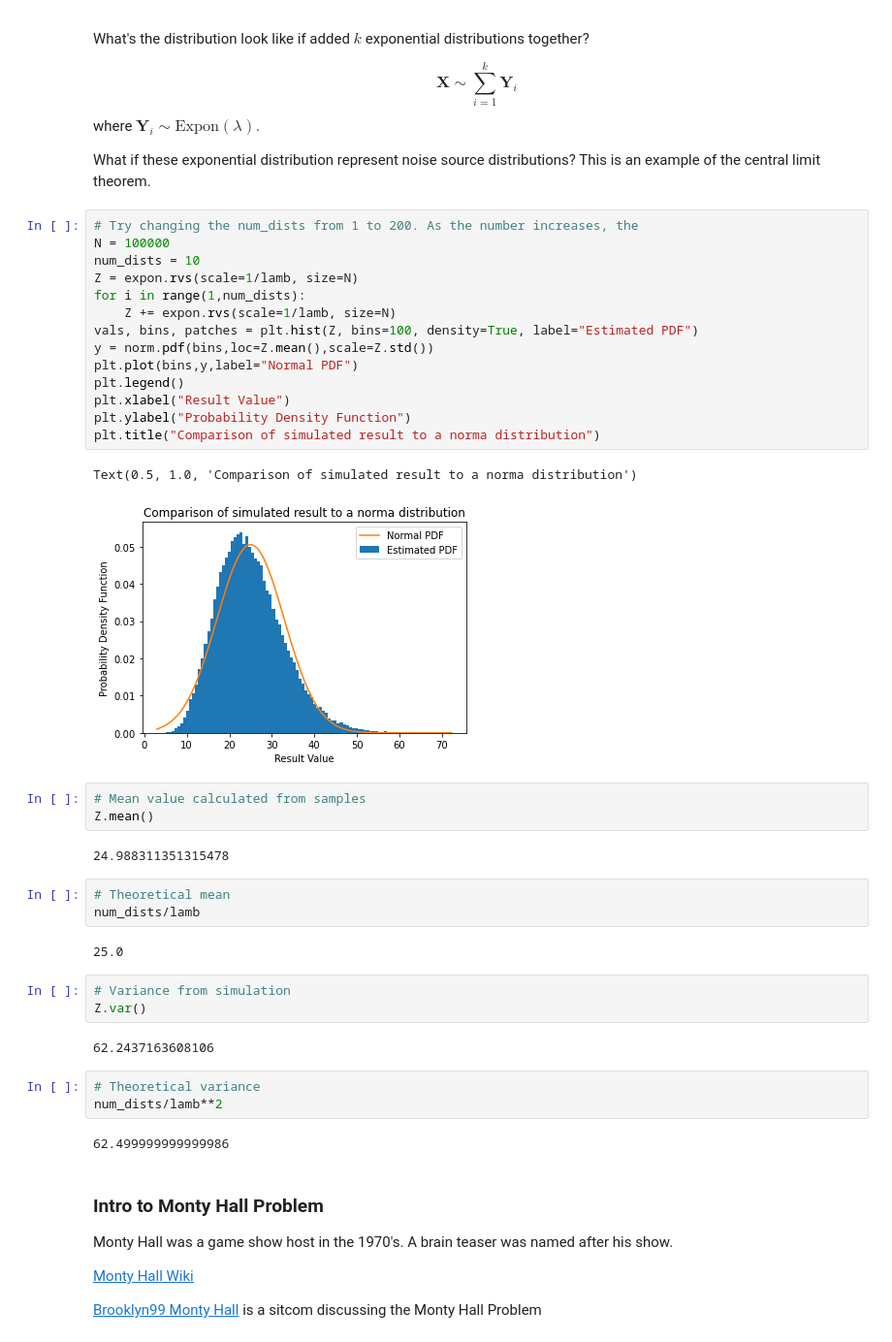
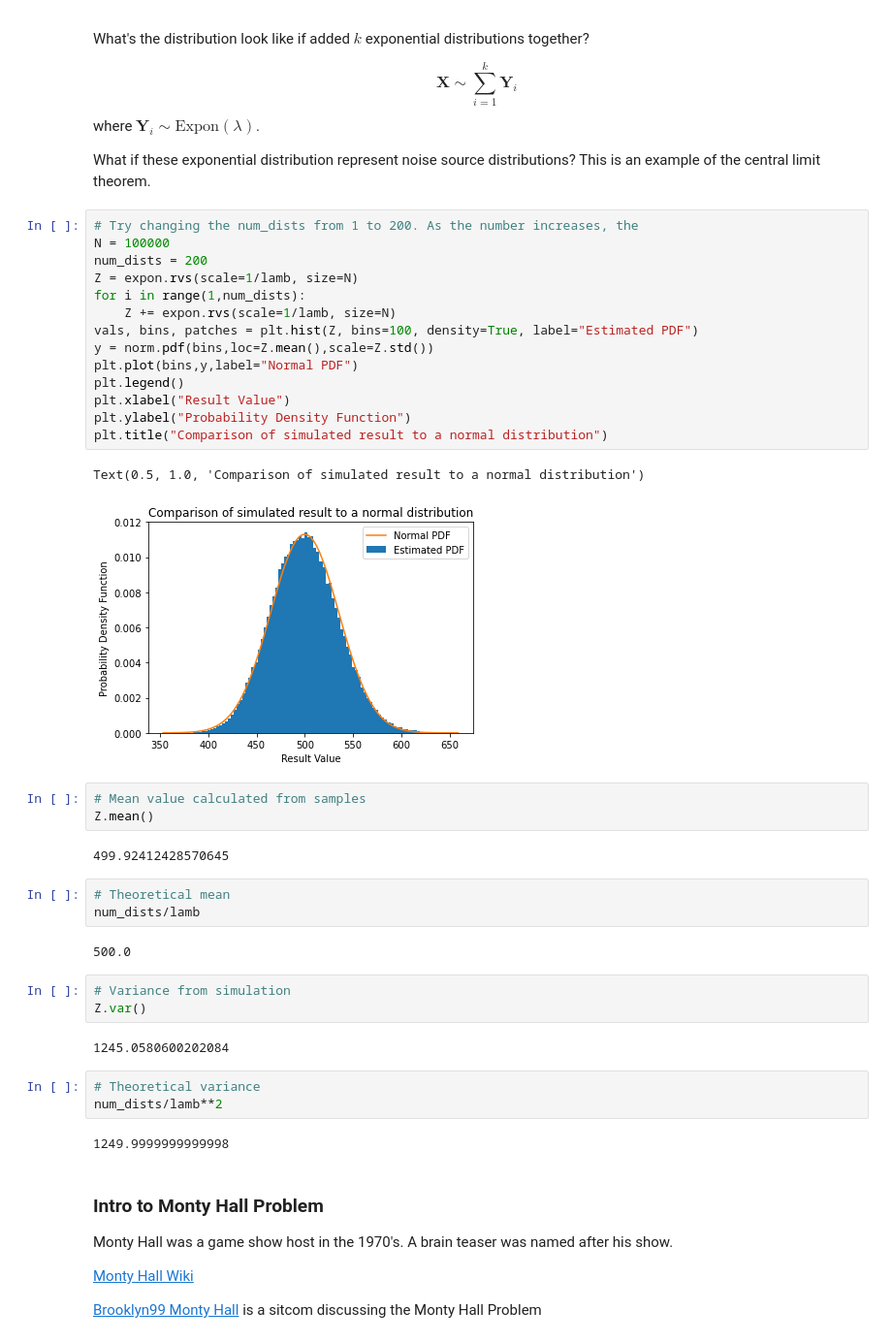
Before and after one commit to Dr-Daily/SystemsEngineering, a Jupyter notebook: Probability Theory Overview.ipynb, the cells around one changed output. Shown at 97% size. Cells and saved outputs as stored; diff of their text form.

```diff
--- a/Probability Theory Overview.ipynb
+++ b/Probability Theory Overview.ipynb
@@ -818,40 +831,40 @@ What if these exponential distribution represent noise source distributions? Thi
 # %%
 # Try changing the num_dists from 1 to 200. As the number increases, the
 N = 100000
-num_dists = 10
+num_dists = 200
 Z = expon.rvs(scale=1/lamb, size=N)
 for i in range(1,num_dists):
     Z += expon.rvs(scale=1/lamb, size=N)
 vals, bins, patches = plt.hist(Z, bins=100, density=True, label="Estimated PDF")
 y = norm.pdf(bins,loc=Z.mean(),scale=Z.std())
 plt.plot(bins,y,label="Normal PDF")
 plt.legend()
 plt.xlabel("Result Value")
 plt.ylabel("Probability Density Function")
-plt.title("Comparison of simulated result to a norma distribution")
+plt.title("Comparison of simulated result to a normal distribution")
 # %% [output]
-Text(0.5, 1.0, 'Comparison of simulated result to a norma distribution')
+Text(0.5, 1.0, 'Comparison of simulated result to a normal distribution')
-[figure, old version]
+[figure, new version]
 # %%
 # Mean value calculated from samples
 Z.mean()
 # %% [output]
-24.988311351315478
+499.92412428570645
 # %%
 # Theoretical mean
 num_dists/lamb
 # %% [output]
-25.0
+500.0
 # %%
 # Variance from simulation
 Z.var()
 # %% [output]
-62.2437163608106
+1245.0580600202084
 # %%
 # Theoretical variance
 num_dists/lamb**2
 # %% [output]
-62.499999999999986
+1249.9999999999998
 # %% [markdown]
 ### Intro to Monty Hall Problem
 
```
Also changed, not shown: parts of 23 cells of this notebook.
